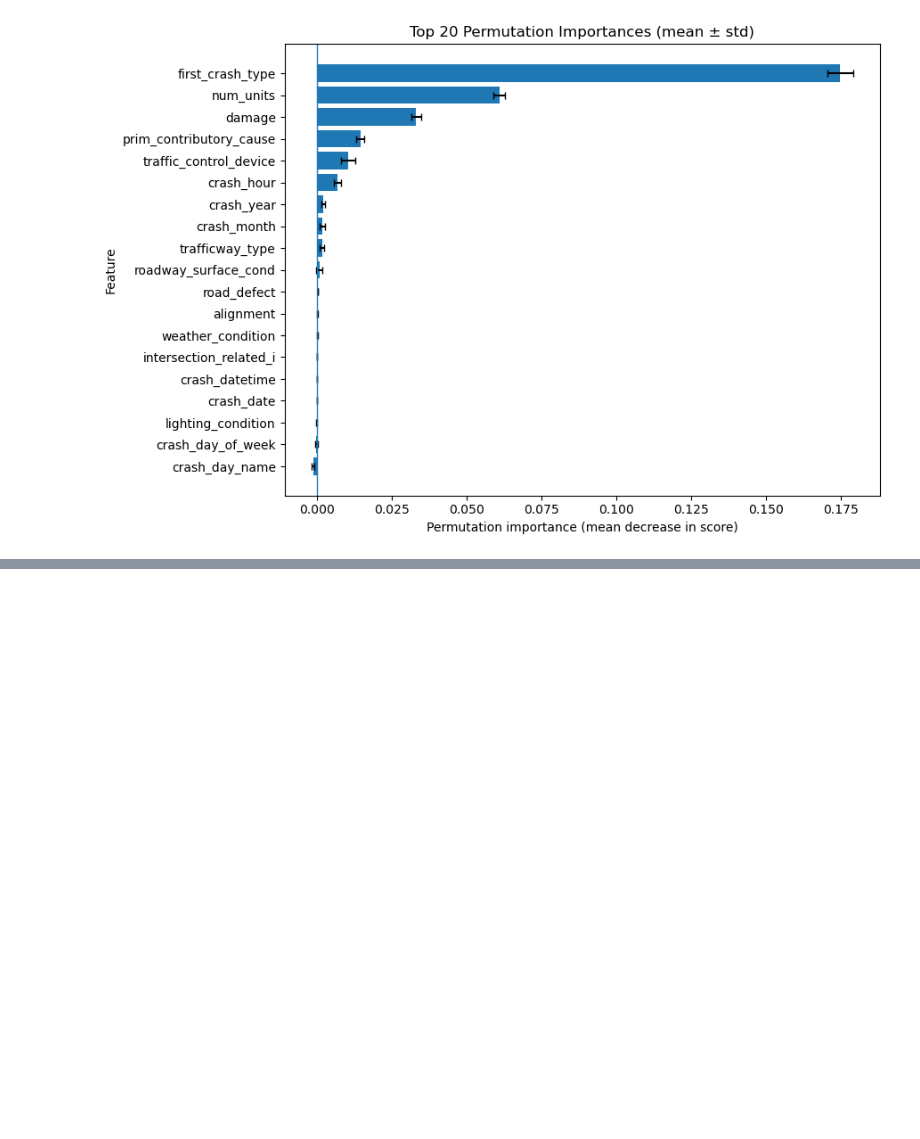
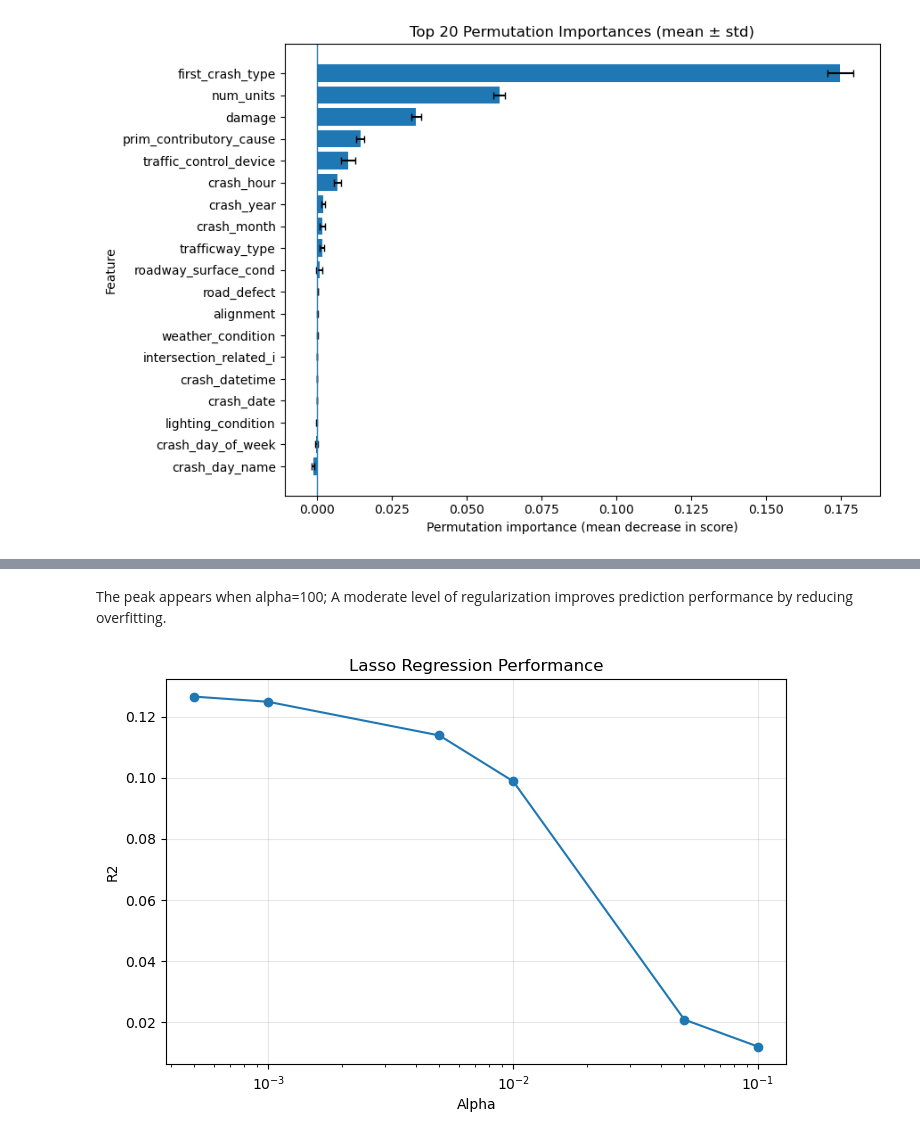
Before and after one commit to Zihao-Sheng/DATA552Project_Group5, a Jupyter notebook: notebook/Model_Building.ipynb, the cells around one changed output, grey strips where cells are left out. Drawn from its saved outputs; the diff is of its cells as text; code cells hidden in the pictures; blank space fills up the shorter version.

```diff
--- a/notebook/Model_Building.ipynb
+++ b/notebook/Model_Building.ipynb
@@ -181,0 +315,24 @@ plt.show()
+# %%
+lasso_alphas = [0.0005, 0.001, 0.005, 0.01, 0.05, 0.1]
+
+lasso_results = []
+
+for alpha in lasso_alphas:
+
+    lasso_pipe = Pipeline([
+        ("pre", pre),
+        ("lasso", Lasso(alpha=alpha, max_iter=10000))
+    ])
+
+    lasso_pipe.fit(X_train, y_train)
+
+    pred = lasso_pipe.predict(X_test)
+
+    lasso_results.append({
+        "alpha": alpha,
+        "MAE": mean_absolute_error(y_test, pred),
+        "R2": r2_score(y_test, pred)
+    })
+
+lasso_results_df = pd.DataFrame(lasso_results)
+lasso_results_df
@@ -181,0 +414,18 @@ plt.show()
+# %% [markdown]
+The peak appears when alpha=100;
+A moderate level of regularization improves prediction performance by reducing overfitting.
+# %%
+plt.figure(figsize=(8,5))
+
+plt.plot(lasso_results_df["alpha"], lasso_results_df["R2"], marker="o")
+
+plt.xscale("log")
+plt.xlabel("Alpha")
+plt.ylabel("R2")
+plt.title("Lasso Regression Performance")
+
+plt.grid(alpha=0.3)
+
+plt.show()
+# %% [output]
+[figure, added]
```
Also changed, not shown: parts of 21 cells of this notebook.
